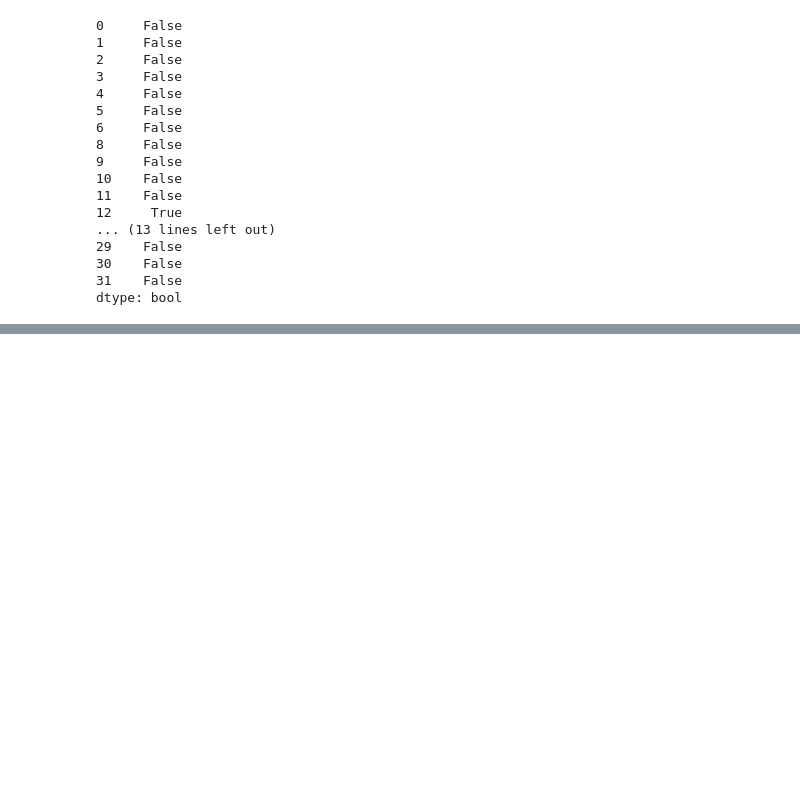
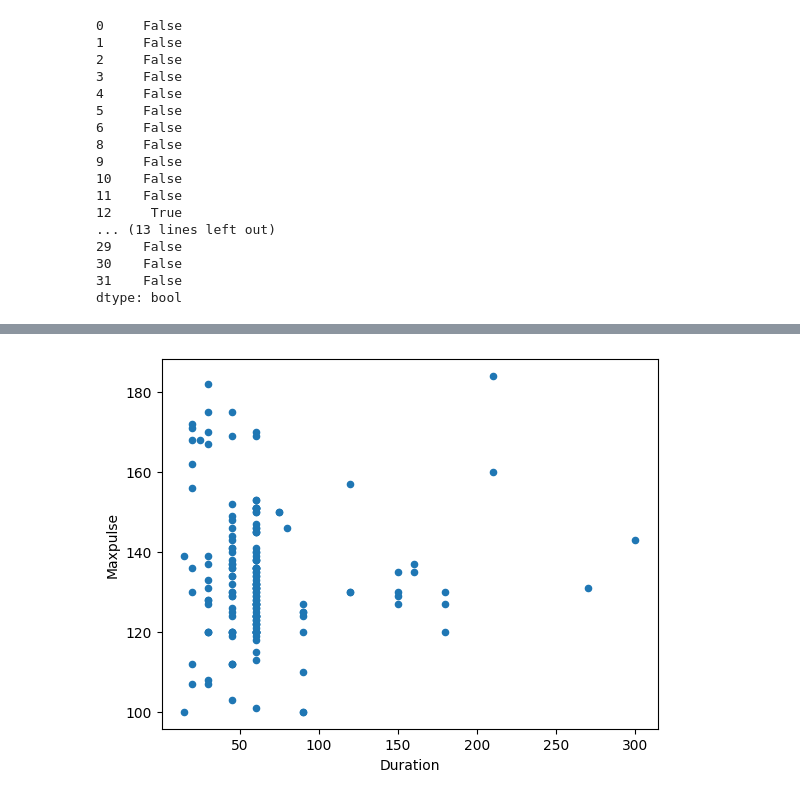
Before and after one commit to Krriisshna/InternshipBharatSkillz, a Jupyter notebook: DataAnalysis/Libraries.ipynb, the cells around one changed output, grey strips where cells are left out. Saved outputs shown, nothing was run; the diff lists cells and outputs as text; code cells hidden in the pictures; blank space fills up the shorter version.

```diff
--- a/DataAnalysis/Libraries.ipynb
+++ b/DataAnalysis/Libraries.ipynb
@@ -432,0 +458,5 @@ dtale.show(df)
+# %%
+df.plot(kind = 'scatter', x = 'Duration', y = 'Maxpulse')
+plt.show()
+# %% [output]
+[figure, added]
```
Also changed, not shown: parts of 5 cells of this notebook.
